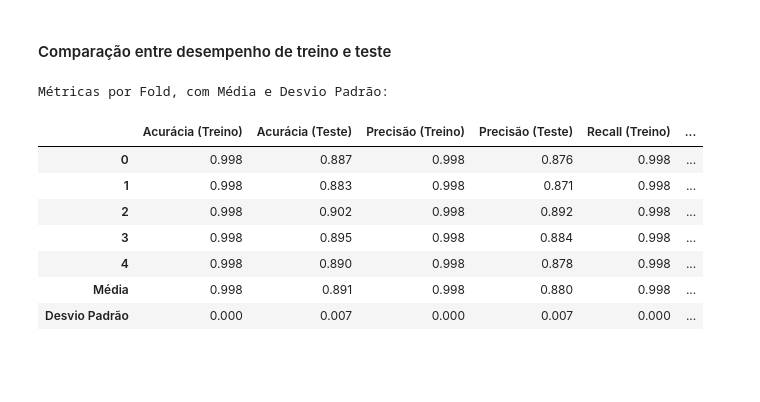
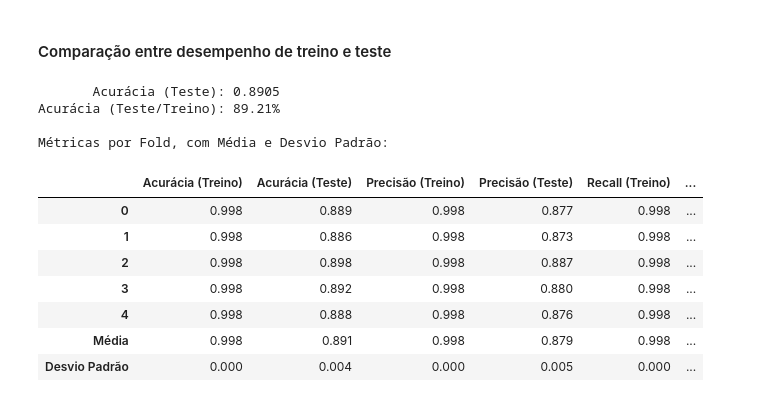
Before and after one commit to renanrms/datamining-t1, a Jupyter notebook: src/solution.ipynb, the cells around one changed output. Saved outputs shown, nothing was run; the diff lists cells and outputs as text; code cells hidden in the pictures; blank space fills up the shorter version.

```diff
--- a/src/solution.ipynb
+++ b/src/solution.ipynb
@@ -187,0 +207,8 @@ target = train["NObeyesdad_encoded"]
+# %%
+models = [
+    # ("GNB", GaussianNB()),
+    # ("DTR", DecisionTreeClassifier()),
+    ("RFR", RandomForestClassifier()),
+    # ("SVC", SVC()),
+    # ("KNN", KNeighborsClassifier()),
+]
@@ -232,10 +406,10 @@ X_train, X_test, y_train, y_test = train_test_split(
     features, target, test_size=0.2, random_state=42
 )
 
-model.fit(X_train, y_train)
+pipeline.fit(X_train, y_train)
 
 
-y_pred = model.predict(X_test)
+y_pred = pipeline.predict(X_test)
 
 accuracy = accuracy_score(y_test, y_pred)
 print(f"\nAcurácia do modelo: {accuracy:.3f}")
@@ -323,7 +497,7 @@ scoring = {
 }
 
 cv_results = cross_validate(
-    model,
+    pipeline,
     features,
     target,
     cv=5,
@@ -332,32 +506,46 @@ cv_results = cross_validate(
     return_train_score=True,
 )
 # %%
-# Criar um DataFrame com os resultados por fold
-results_per_fold = pd.DataFrame({
-    # 'Fold': range(1, 6),  # Assumindo 5 folds
-    'Acurácia (Treino)': cv_results['train_accuracy'],
-    'Acurácia (Teste)': cv_results['test_accuracy'],
-    'Precisão (Treino)': cv_results['train_precision_macro'],
-    'Precisão (Teste)': cv_results['test_precision_macro'],
-    'Recall (Treino)': cv_results['train_recall_macro'],
-    'Recall (Teste)': cv_results['test_recall_macro'],
-    'F1-Score (Treino)': cv_results['train_f1_macro'],
-    'F1-Score (Teste)': cv_results['test_f1_macro']
-})
+# Cria um DataFrame com os resultados por fold
+results_per_fold = pd.DataFrame(
+    {
+        # 'Fold': range(1, 6),
+        "Acurácia (Treino)": cv_results["train_accuracy"],
+        "Acurácia (Teste)": cv_results["test_accuracy"],
+        "Precisão (Treino)": cv_results["train_precision_macro"],
+        "Precisão (Teste)": cv_results["test_precision_macro"],
+        "Recall (Treino)": cv_results["train_recall_macro"],
+        "Recall (Teste)": cv_results["test_recall_macro"],
+        "F1-Score (Treino)": cv_results["train_f1_macro"],
+        "F1-Score (Teste)": cv_results["test_f1_macro"],
+    }
+)
 
 # Adiciona médias ao final
-results_per_fold.loc['Média'] = results_per_fold.mean()
-results_per_fold.loc['Desvio Padrão'] = results_per_fold.std()
+results_per_fold.loc["Média"] = results_per_fold.mean()
+results_per_fold.loc["Desvio Padrão"] = results_per_fold.std()
+
+accuracy = results_per_fold.loc["Média"]["Acurácia (Teste)"]
+test_relative_accuracy = (
+    results_per_fold.loc["Média"]["Acurácia (Teste)"]
+    / results_per_fold.loc["Média"]["Acurácia (Treino)"]
+)
+
+print(f"       Acurácia (Teste): {accuracy:.4f}")
+print(f"Acurácia (Teste/Treino): {100*test_relative_accuracy:.2f}%")
 
 print("\nMétricas por Fold, com Média e Desvio Padrão:")
 display(results_per_fold.round(3))
 # %% [output]
+       Acurácia (Teste): 0.8905
+Acurácia (Teste/Treino): 89.21%
+
 Métricas por Fold, com Média e Desvio Padrão:
 |  | Acurácia (Treino) | Acurácia (Teste) | Precisão (Treino) | Precisão (Teste) | Recall (Treino) | ... |
-| 0 | 0.998 | 0.887 | 0.998 | 0.876 | 0.998 | ... |
-| 1 | 0.998 | 0.883 | 0.998 | 0.871 | 0.998 | ... |
-| 2 | 0.998 | 0.902 | 0.998 | 0.892 | 0.998 | ... |
-| 3 | 0.998 | 0.895 | 0.998 | 0.884 | 0.998 | ... |
-| 4 | 0.998 | 0.890 | 0.998 | 0.878 | 0.998 | ... |
-| Média | 0.998 | 0.891 | 0.998 | 0.880 | 0.998 | ... |
-| Desvio Padrão | 0.000 | 0.007 | 0.000 | 0.007 | 0.000 | ... |
+| 0 | 0.998 | 0.889 | 0.998 | 0.877 | 0.998 | ... |
+| 1 | 0.998 | 0.886 | 0.998 | 0.873 | 0.998 | ... |
+| 2 | 0.998 | 0.898 | 0.998 | 0.887 | 0.998 | ... |
+| 3 | 0.998 | 0.892 | 0.998 | 0.880 | 0.998 | ... |
+| 4 | 0.998 | 0.888 | 0.998 | 0.876 | 0.998 | ... |
+| Média | 0.998 | 0.891 | 0.998 | 0.879 | 0.998 | ... |
+| Desvio Padrão | 0.000 | 0.004 | 0.000 | 0.005 | 0.000 | ... |
```
Also changed, not shown: parts of 34 cells of this notebook, 1 other file.
